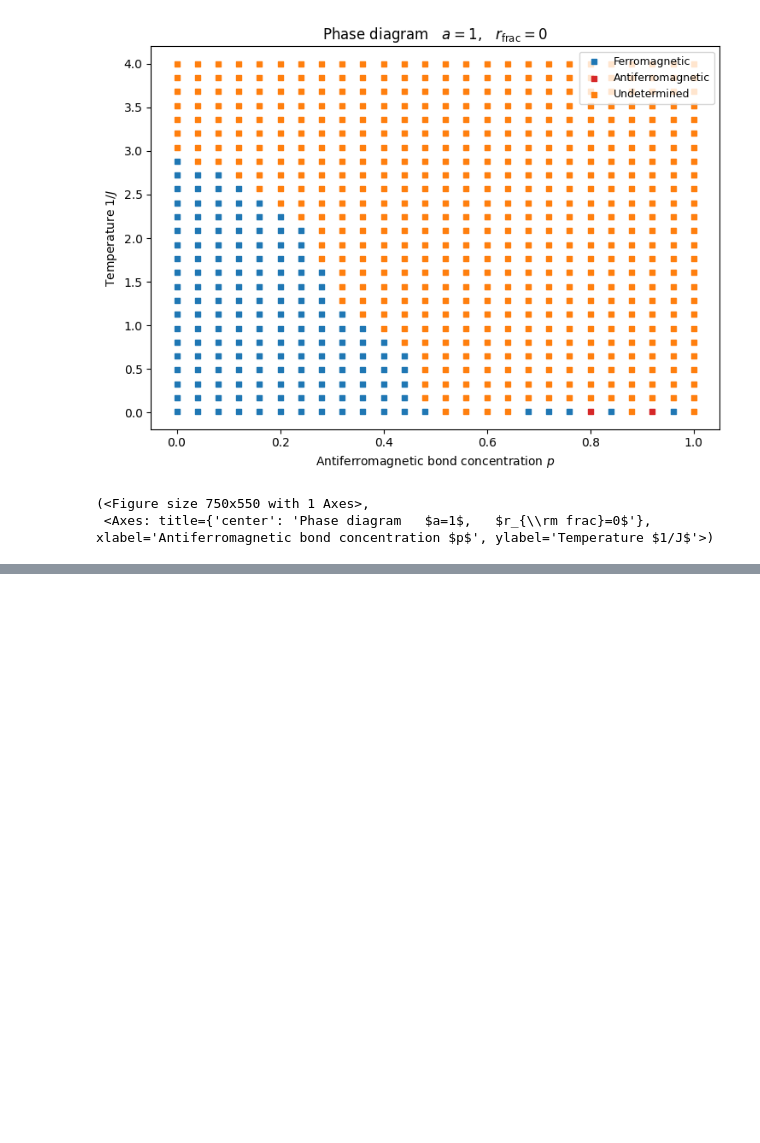
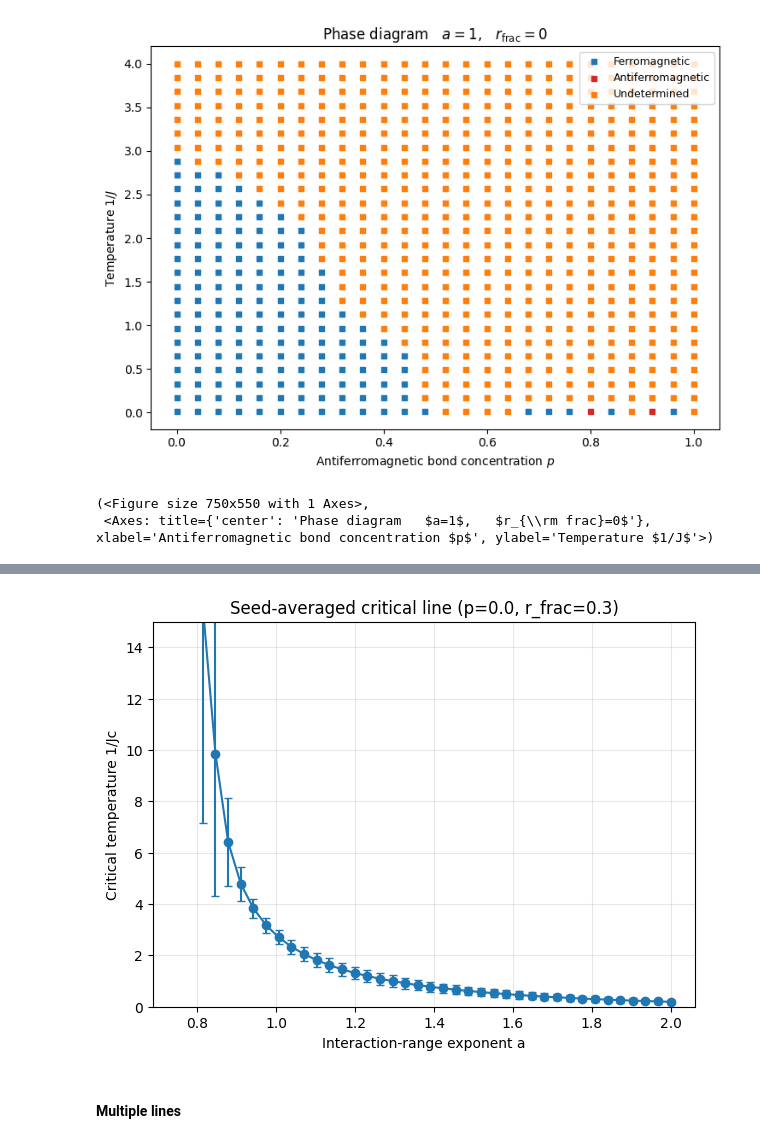
Before and after one commit to erbilcanartun/long-range-ising-chain, a Jupyter notebook: notebooks/dilute_random_couplings.ipynb, the cells around one changed output, grey strips where cells are left out. Drawn from its saved outputs; the diff is of its cells as text; code cells hidden in the pictures; blank space fills up the shorter version.

```diff
--- a/notebooks/dilute_random_couplings.ipynb
+++ b/notebooks/dilute_random_couplings.ipynb
@@ -580,0 +929,23 @@ Scanning (p, T) phase diagram at a=1.0, r_frac=0.0
+# %%
+plt.figure(figsize=(7,5))
+
+mask = np.isfinite(Tc_mean)
+
+plt.errorbar(
+    a_vals[mask],
+    Tc_mean[mask],
+    yerr=Tc_std[mask],
+    fmt='o-',
+    capsize=3,
+)
+
+plt.xlabel("Interaction-range exponent a")
+plt.ylabel("Critical temperature 1/Jc")
+plt.title(f"Seed-averaged critical line (p={p}, r_frac={r_frac})")
+plt.ylim(0, 15)
+plt.grid(alpha=0.3)
+plt.show()
+# %% [output]
+[figure, added]
+# %% [markdown]
+#### Multiple lines
```
Also changed, not shown: parts of 9 cells of this notebook.
